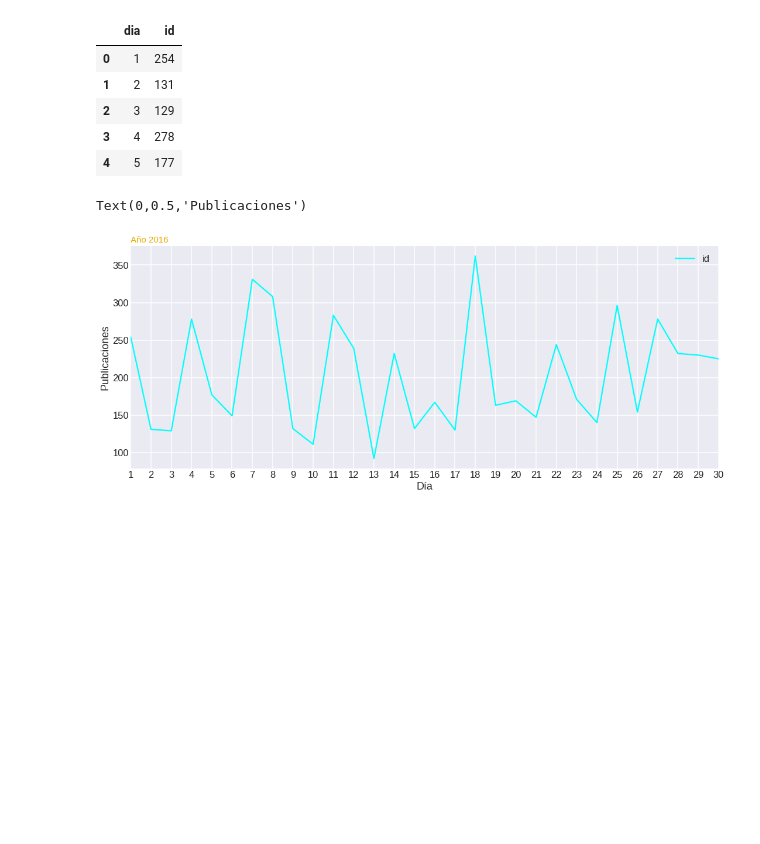
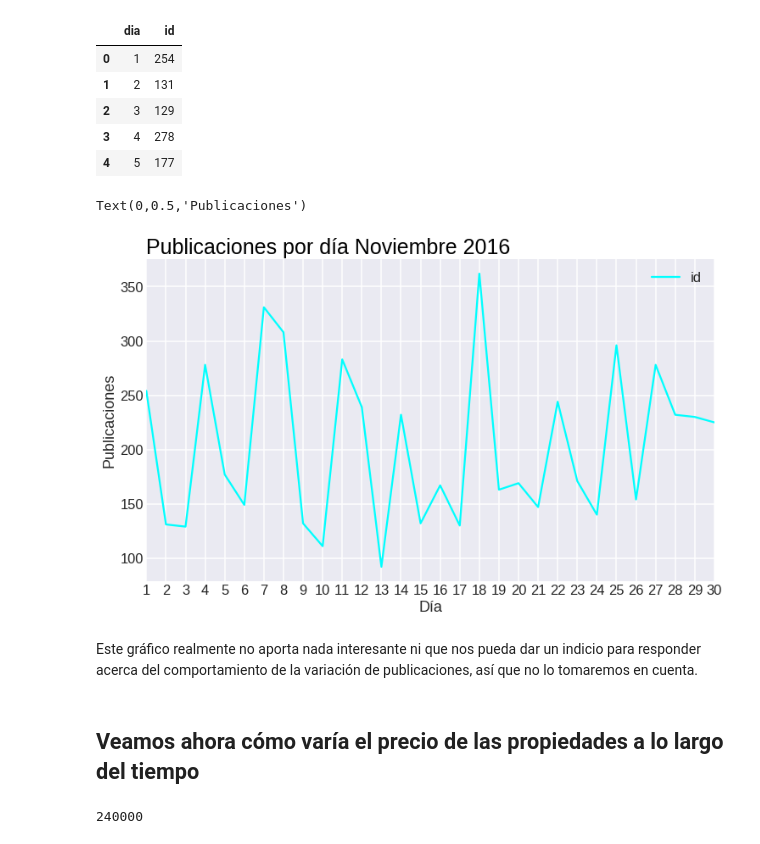
Before and after one commit to luctiz/Grupo43-TP1, a Jupyter notebook: AnalisisTemporales.ipynb, the cells around one changed output. Cells and saved outputs as stored; diff of their text form; code cells hidden in the pictures; blank space fills up the shorter version.

```diff
--- a/AnalisisTemporales.ipynb
+++ b/AnalisisTemporales.ipynb
@@ -206,10 +207,18 @@ data_nov_2016.head()
 | 3 | 4 | 278 |
 | 4 | 5 | 177 |
 # %%
-data_nov_2016.plot(x = 'dia', y = 'id', figsize = (18,7), xticks = list(range(1,31)), color = 'cyan')
-plt.title("Año "+column, loc='left', fontsize=15, fontweight=0, color=palette(num))
+data_nov_2016.plot(x = 'dia', y = 'id', figsize = (12,7), xticks = list(range(1,31)), color = 'cyan')
+plt.title("Publicaciones por día Noviembre 2016", loc='left', fontsize=25, fontweight=0, color='black')
 plt.xlabel('Día')
 plt.ylabel('Publicaciones')
 # %% [output]
 Text(0,0.5,'Publicaciones')
-[figure, old version]
+[figure, new version]
+# %% [markdown]
+Este gráfico realmente no aporta nada interesante ni que nos pueda dar un indicio para responder acerca del comportamiento de la variación de publicaciones, así que no lo tomaremos en cuenta.
+# %% [markdown]
+## Veamos ahora cómo varía el precio de las propiedades a lo largo del tiempo
+# %%
+df.precio.count()
+# %% [output]
+240000
```
Also changed, not shown: parts of 18 cells of this notebook.
